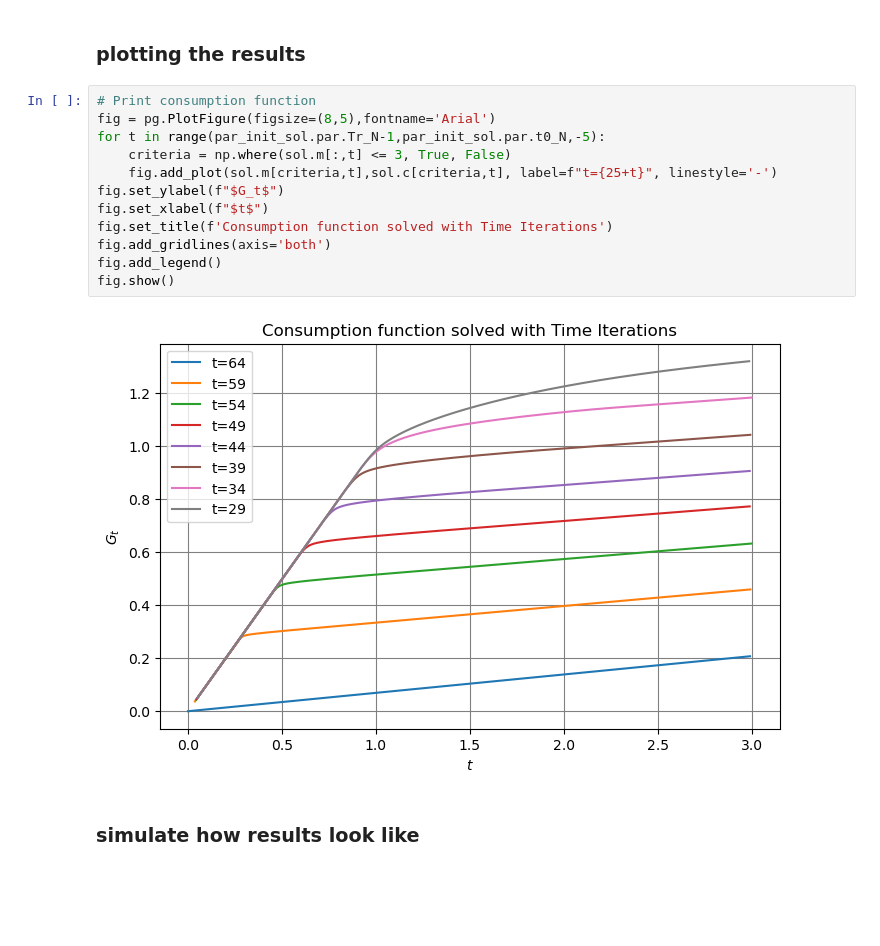
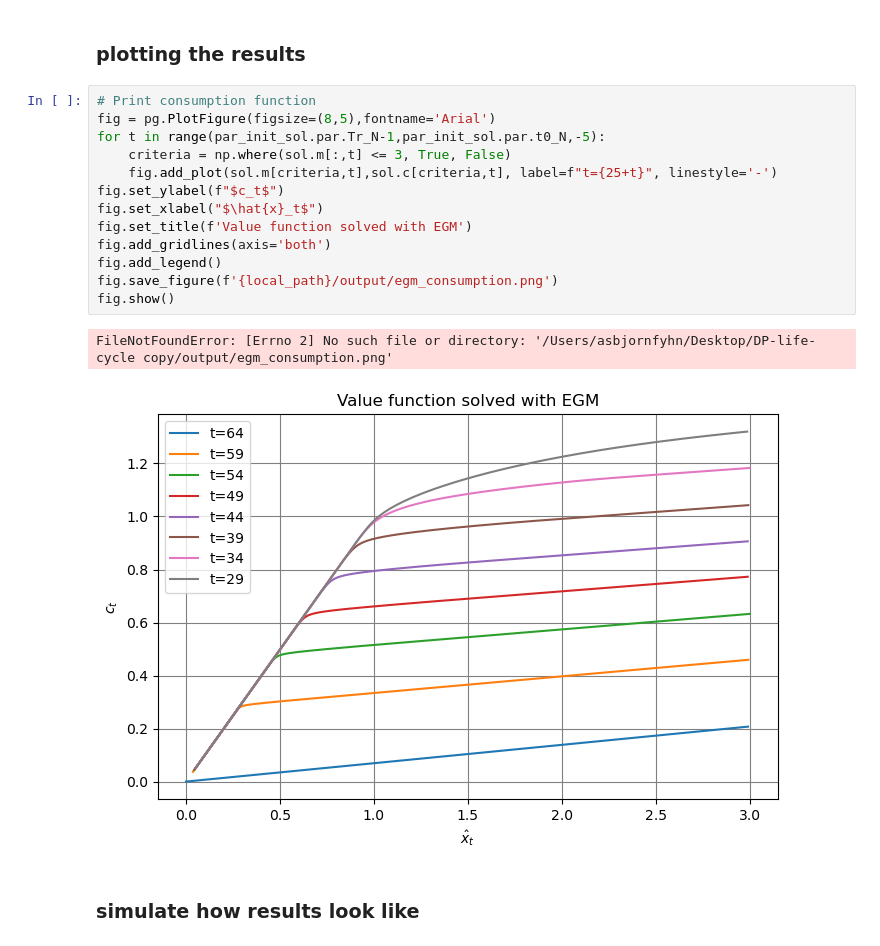
Before and after one commit to AsFyhn/DP-life-cycle, a Jupyter notebook: Run_all.ipynb, the cells around one changed output. Drawn from its saved outputs; the diff is of its cells as text; blank space fills up the shorter version.

Commit message:
path setting

```diff
--- a/Run_all.ipynb
+++ b/Run_all.ipynb
@@ -45,17 +43,19 @@ sol = solObj.sol
 # %%
 # Print consumption function
 fig = pg.PlotFigure(figsize=(8,5),fontname='Arial')
 for t in range(par_init_sol.par.Tr_N-1,par_init_sol.par.t0_N,-5):
     criteria = np.where(sol.m[:,t] <= 3, True, False)
     fig.add_plot(sol.m[criteria,t],sol.c[criteria,t], label=f"t={25+t}", linestyle='-')
-fig.set_ylabel(f"$G_t$")
-fig.set_xlabel(f"$t$")
-fig.set_title(f'Consumption function solved with Time Iterations')
+fig.set_ylabel(f"$c_t$")
+fig.set_xlabel("$\hat{x}_t$")
+fig.set_title(f'Value function solved with EGM')
 fig.add_gridlines(axis='both')
 fig.add_legend()
+fig.save_figure(f'{local_path}/output/egm_consumption.png')
 fig.show()
 # %% [output]
+FileNotFoundError: [Errno 2] No such file or directory: '/Users/asbjornfyhn/Desktop/DP-life-cycle copy/output/egm_consumption.png'
-[figure, old version]
+[figure, new version]
 # %% [markdown]
 ### simulate how results look like
 # %%
```
Also changed, not shown: parts of 13 cells of this notebook.
